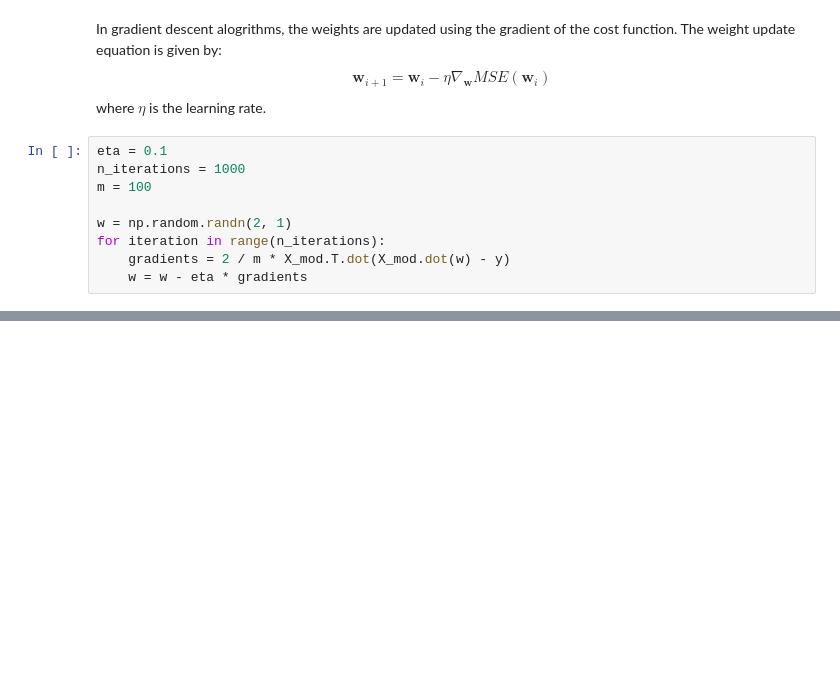
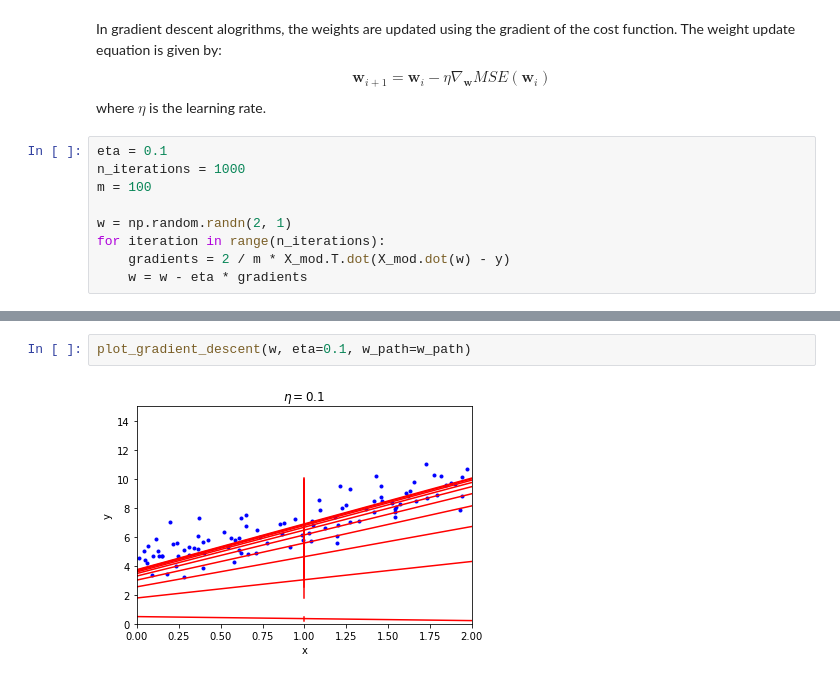
Before and after one commit to yaredwb/SandBox, a Jupyter notebook: linear_regression.ipynb, the cells around one changed output, grey strips where cells are left out. Drawn from its saved outputs; the diff is of its cells as text; blank space fills up the shorter version.

Commit message:
gradient descent at different learning rates

```diff
--- a/linear_regression.ipynb
+++ b/linear_regression.ipynb
@@ -115,0 +117,4 @@ plot_gradient_descent(w, eta=0.02, w_path=w_path)
+# %%
+plot_gradient_descent(w, eta=0.1, w_path=w_path)
+# %% [output]
+[figure, added]
```
Also changed, not shown: parts of 9 cells of this notebook.
